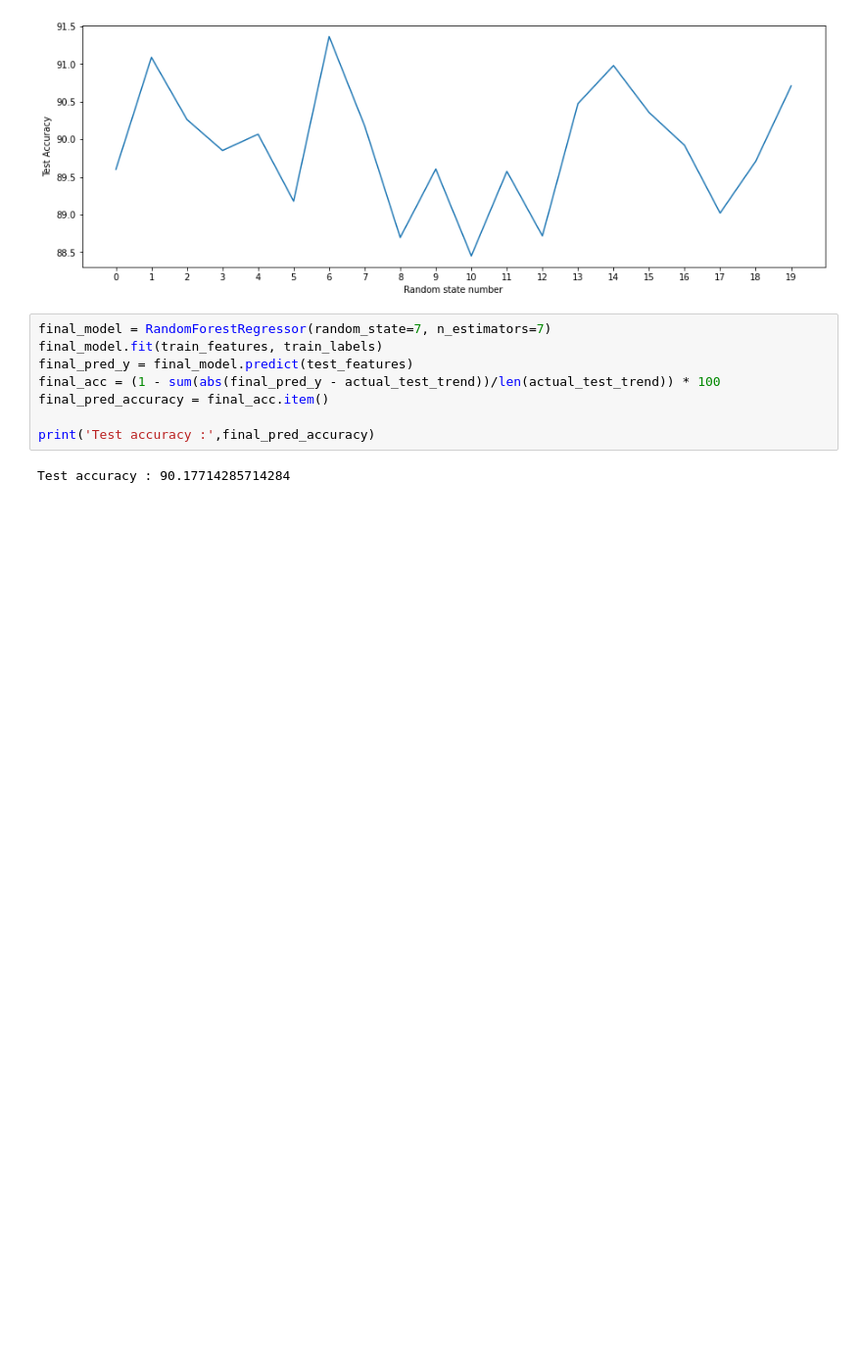
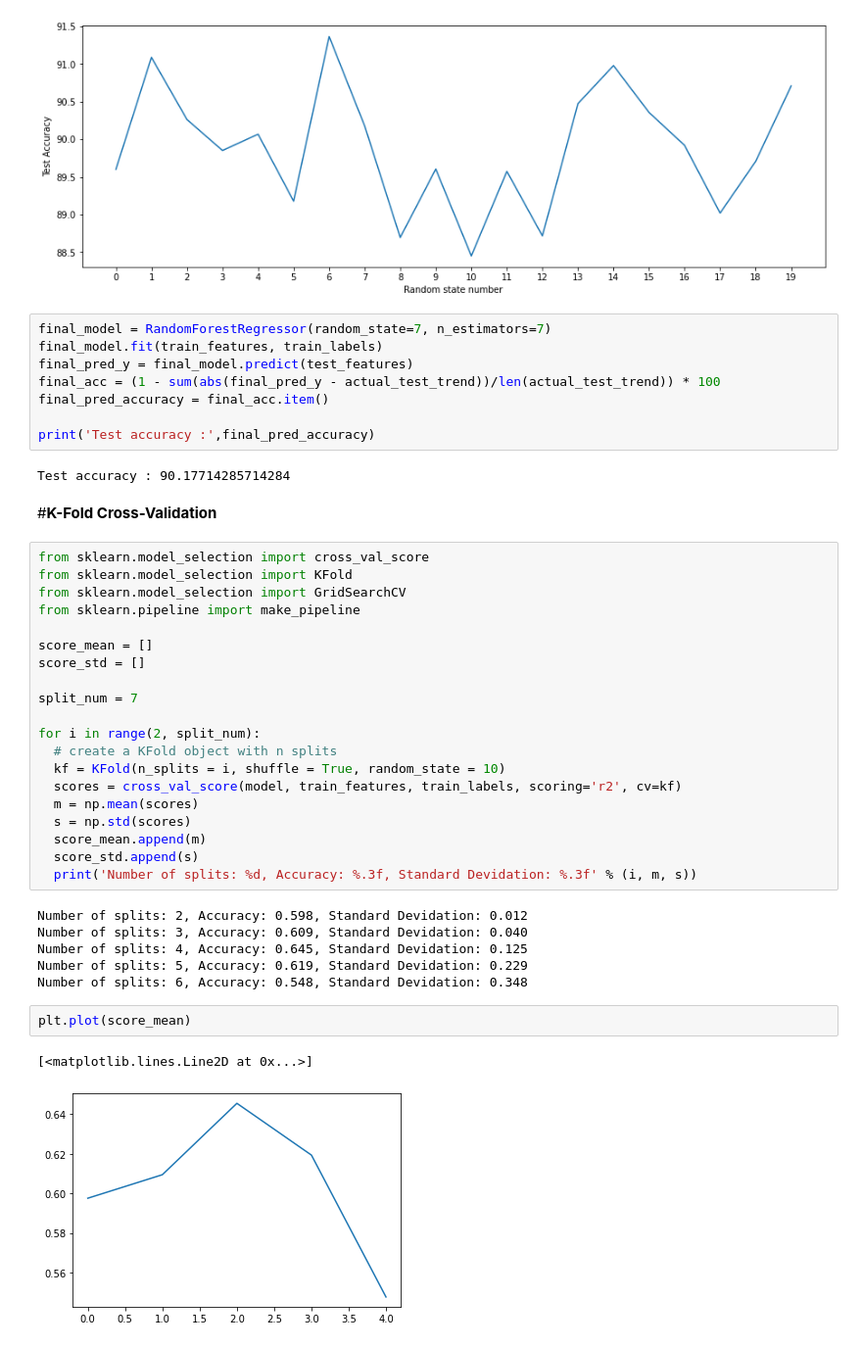
Before and after one commit to ee2110/Machine_Learning_with_TensorFlow, a Jupyter notebook: Glass-Compound-Analysis/Erbium_Density_Prediction/Random_Forest_Regression_sklearn_Erbium_density_prediction.ipynb, the cells around one changed output. Shown: that part at 98% size. Saved outputs shown, nothing was run; the diff lists cells and outputs as text; blank space fills up the shorter version.

Commit message:
add k-fold cross validation

```diff
--- a/Glass-Compound-Analysis/Erbium_Density_Prediction/Random_Forest_Regression_sklearn_Erbium_density_prediction.ipynb
+++ b/Glass-Compound-Analysis/Erbium_Density_Prediction/Random_Forest_Regression_sklearn_Erbium_density_prediction.ipynb
@@ -195,3 +195,36 @@ final_pred_accuracy = final_acc.item()
 print('Test accuracy :',final_pred_accuracy)
 # %% [output]
 Test accuracy : 90.17714285714284
+# %% [markdown]
+#**K-Fold Cross-Validation**
+# %%
+from sklearn.model_selection import cross_val_score
+from sklearn.model_selection import KFold
+from sklearn.model_selection import GridSearchCV
+from sklearn.pipeline import make_pipeline
+
+score_mean = []
+score_std = []
+
+split_num = 7
+
+for i in range(2, split_num):
+  # create a KFold object with n splits
+  kf = KFold(n_splits = i, shuffle = True, random_state = 10)
+  scores = cross_val_score(model, train_features, train_labels, scoring='r2', cv=kf)
+  m = np.mean(scores)
+  s = np.std(scores)
+  score_mean.append(m)
+  score_std.append(s)
+  print('Number of splits: %d, Accuracy: %.3f, Standard Devidation: %.3f' % (i, m, s))
+# %% [output]
+Number of splits: 2, Accuracy: 0.598, Standard Devidation: 0.012
+Number of splits: 3, Accuracy: 0.609, Standard Devidation: 0.040
+Number of splits: 4, Accuracy: 0.645, Standard Devidation: 0.125
+Number of splits: 5, Accuracy: 0.619, Standard Devidation: 0.229
+Number of splits: 6, Accuracy: 0.548, Standard Devidation: 0.348
+# %%
+plt.plot(score_mean)
+# %% [output]
+[<matplotlib.lines.Line2D at 0x...>]
+[figure, added]
```
